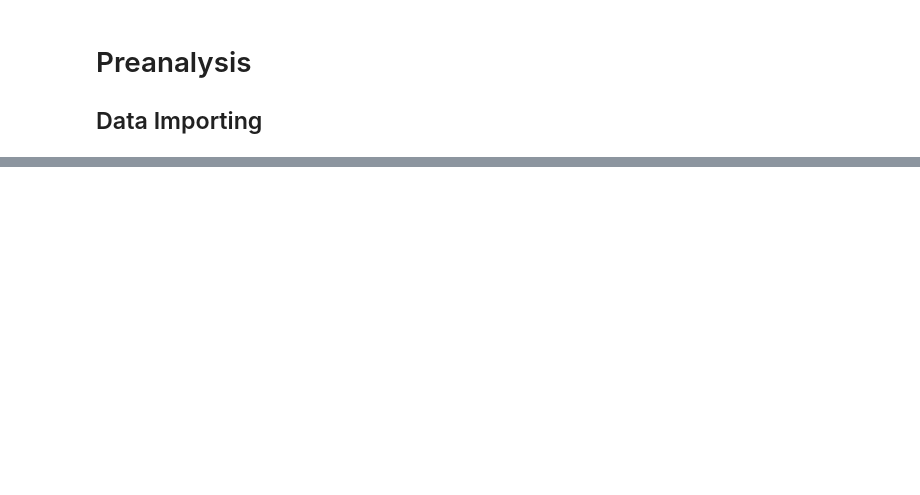
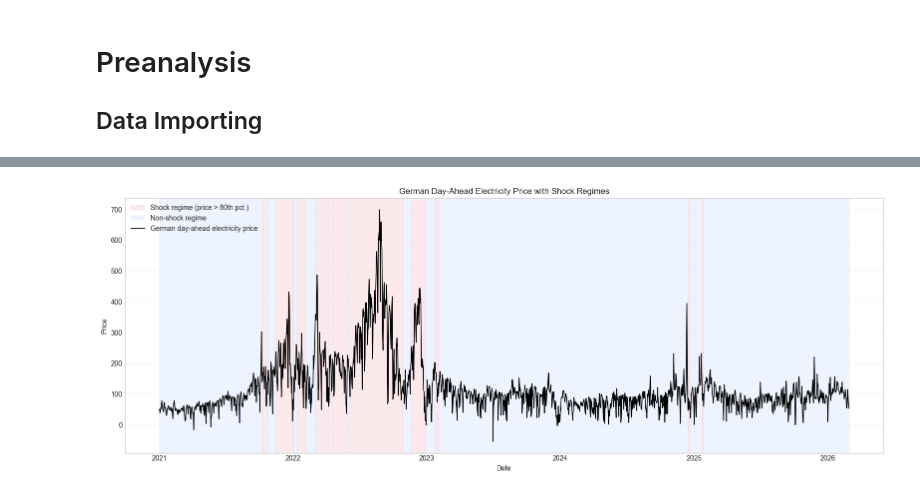
Before and after one commit to Luca-py/cross-asset-electricity-preanalysis, a Jupyter notebook: analysis.ipynb, the cells around one changed output, grey strips where cells are left out. Saved outputs shown, nothing was run; the diff lists cells and outputs as text; code cells hidden in the pictures; blank space fills up the shorter version.

```diff
--- a/analysis.ipynb
+++ b/analysis.ipynb
@@ -7,5 +7,9 @@ import numpy as np
 import pandas as pd
 import matplotlib.pyplot as plt
 import seaborn as sns
+from warnings import filterwarnings
+
+plt.style.use("seaborn-v0_8-whitegrid")
+filterwarnings("ignore")
 # %%
 price_history_electricity = pd.read_csv('data/Price History_Electricity.csv', sep=';', decimal=',')
@@ -110,0 +398,43 @@ price_history_EURNKR = _forward_fill_missing_calendar_days(price_history_EURNKR,
+# %%
+# Regime visualization on German day-ahead electricity price
+regime_plot_df = (
+    price_history_electricity[["date", "price", "vol_regime"]]
+    .dropna(subset=["date", "price", "vol_regime"])
+    .sort_values("date")
+    .copy()
+)
+
+regime_plot_df["regime_block"] = (
+    regime_plot_df["vol_regime"] != regime_plot_df["vol_regime"].shift()
+).cumsum()
+
+fig, ax = plt.subplots(figsize=(16, 6))
+
+for _, block in regime_plot_df.groupby("regime_block"):
+    regime = block["vol_regime"].iloc[0]
+    color = "#f5c2c7" if regime == "high" else "#cfe2ff"
+    ax.axvspan(block["date"].iloc[0], block["date"].iloc[-1], color=color, alpha=0.35)
+
+ax.plot(
+    regime_plot_df["date"],
+    regime_plot_df["price"],
+    color="black",
+    linewidth=1.2,
+    label="German day-ahead electricity price",
+)
+
+from matplotlib.patches import Patch
+legend_handles = [
+    Patch(facecolor="#f5c2c7", edgecolor="none", alpha=0.35, label="Shock regime (price > 80th pct.)"),
+    Patch(facecolor="#cfe2ff", edgecolor="none", alpha=0.35, label="Non-shock regime"),
+]
+
+ax.set_title("German Day-Ahead Electricity Price with Shock Regimes")
+ax.set_xlabel("Date")
+ax.set_ylabel("Price")
+ax.legend(handles=legend_handles + [ax.lines[0]], loc="upper left")
+ax.grid(alpha=0.2)
+plt.tight_layout()
+plt.show()
+# %% [output]
+[figure, added]
```
Also changed, not shown: parts of 28 cells of this notebook, 1 other file.
